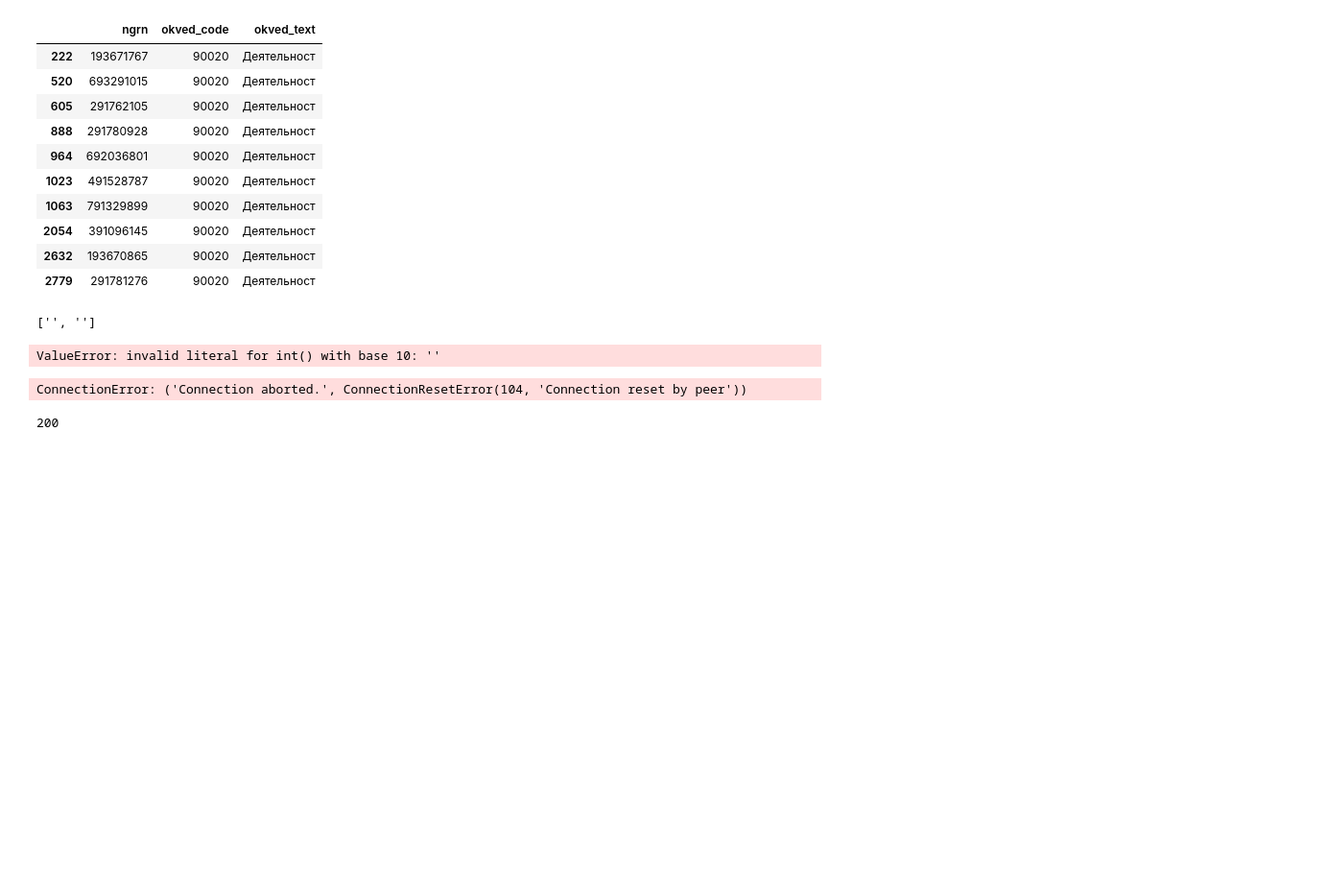
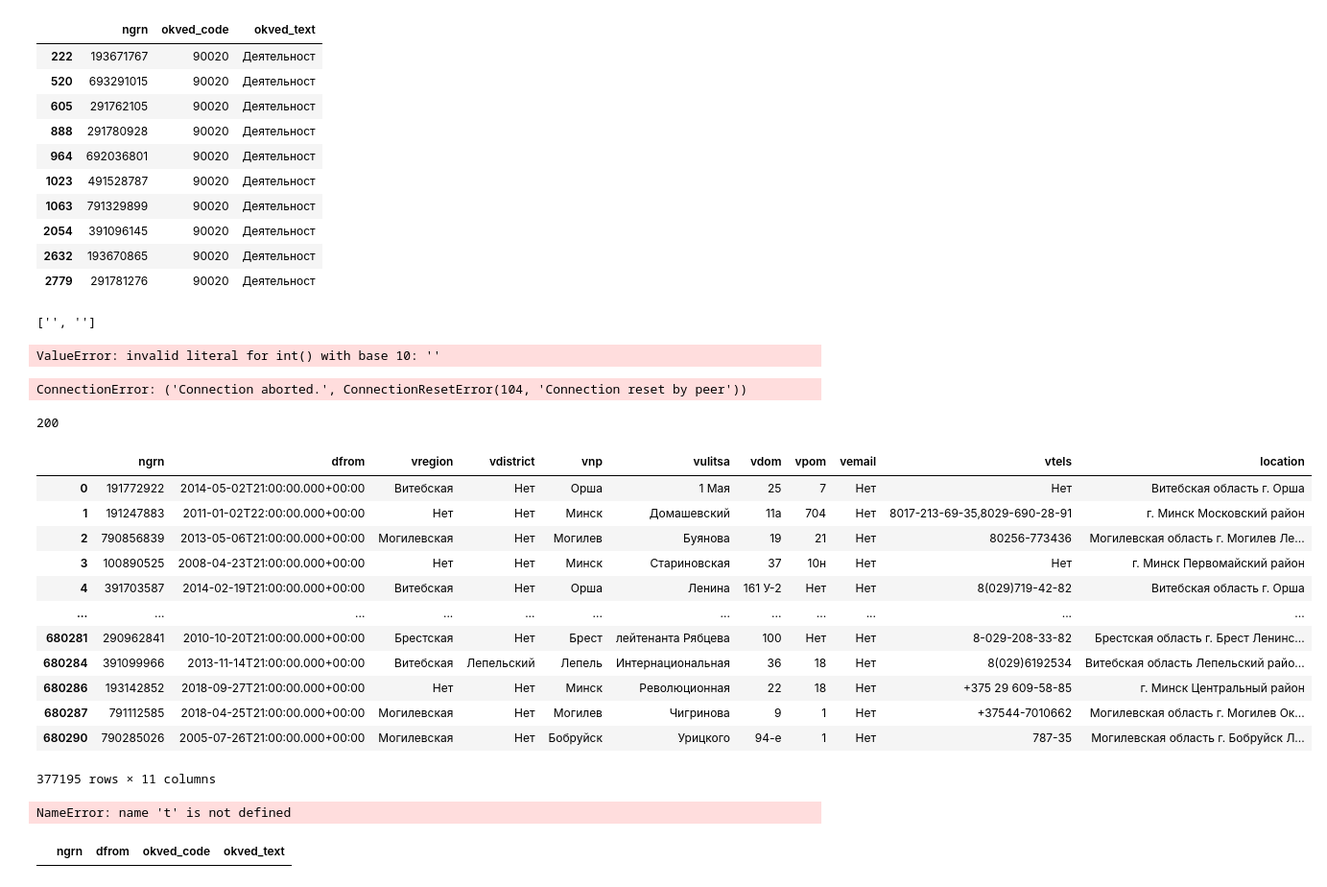
Before and after one commit to Socweb/egrn, a Jupyter notebook: Без названия.ipynb, the cells around one changed output. Shown at 96% size. Cells and saved outputs as stored; diff of their text form; code cells hidden in the pictures; blank space fills up the shorter version.

```diff
--- a/Без названия.ipynb
+++ b/Без названия.ipynb
@@ -442,3 +417,19 @@ a = requests.get('https://vk.com')
 a.status_code
 # %% [output]
 200
+# %%
+address_info
+# %% [output]
+|  | ngrn | dfrom | vregion | vdistrict | vnp | vulitsa | vdom | vpom | vemail | vtels | location |
+| 0 | 191772922 | 2014-05-02T21:00:00.000+00:00 | Витебская | Нет | Орша | 1 Мая | 25 | 7 | Нет | Нет | Витебская область г. Орша |
+| 1 | 191247883 | 2011-01-02T22:00:00.000+00:00 | Нет | Нет | Минск | Домашевский | 11а | 704 | Нет | 8017-213-69-35,8029-690-28-91 | г. Минск Московский район |
+| 2 | 790856839 | 2013-05-06T21:00:00.000+00:00 | Могилевская | Нет | Могилев | Буянова | 19 | 21 | Нет | 80256-773436 | Могилевская область г. Могилев Ле... |
+| 3 | 100890525 | 2008-04-23T21:00:00.000+00:00 | Нет | Нет | Минск | Стариновская | 37 | 10н | Нет | Нет | г. Минск Первомайский район |
+| 4 | 391703587 | 2014-02-19T21:00:00.000+00:00 | Витебская | Нет | Орша | Ленина | 161 У-2 | Нет | Нет | 8(029)719-42-82 | Витебская область г. Орша |
+| ... | ... | ... | ... | ... | ... | ... | ... | ... | ... | ... | ... |
+| 680281 | 290962841 | 2010-10-20T21:00:00.000+00:00 | Брестская | Нет | Брест | лейтенанта Рябцева | 100 | Нет | Нет | 8-029-208-33-82 | Брестская область г. Брест Ленинс... |
+| 680284 | 391099966 | 2013-11-14T21:00:00.000+00:00 | Витебская | Лепельский | Лепель | Интернациональная | 36 | 18 | Нет | 8(029)6192534 | Витебская область Лепельский райо... |
+| 680286 | 193142852 | 2018-09-27T21:00:00.000+00:00 | Нет | Нет | Минск | Революционная | 22 | 18 | Нет | +375 29 609-58-85 | г. Минск Центральный район |
+| 680287 | 791112585 | 2018-04-25T21:00:00.000+00:00 | Могилевская | Нет | Могилев | Чигринова | 9 | 1 | Нет | +37544-7010662 | Могилевская область г. Могилев Ок... |
+| 680290 | 790285026 | 2005-07-26T21:00:00.000+00:00 | Могилевская | Нет | Бобруйск | Урицкого | 94-е | 1 | Нет | 787-35 | Могилевская область г. Бобруйск Л... |
+377195 rows × 11 columns
@@ -444,0 +438,4 @@ a.status_code
+# %%
+sorted(t, reverse=True)
+# %% [output]
+NameError: name 't' is not defined
@@ -444,0 +506,4 @@ a.status_code
+# %%
+okved_info.query('okved_code == 85')
+# %% [output]
+|  | ngrn | dfrom | okved_code | okved_text |
```
Also changed, not shown: parts of 3 cells of this notebook, 8 other files.
